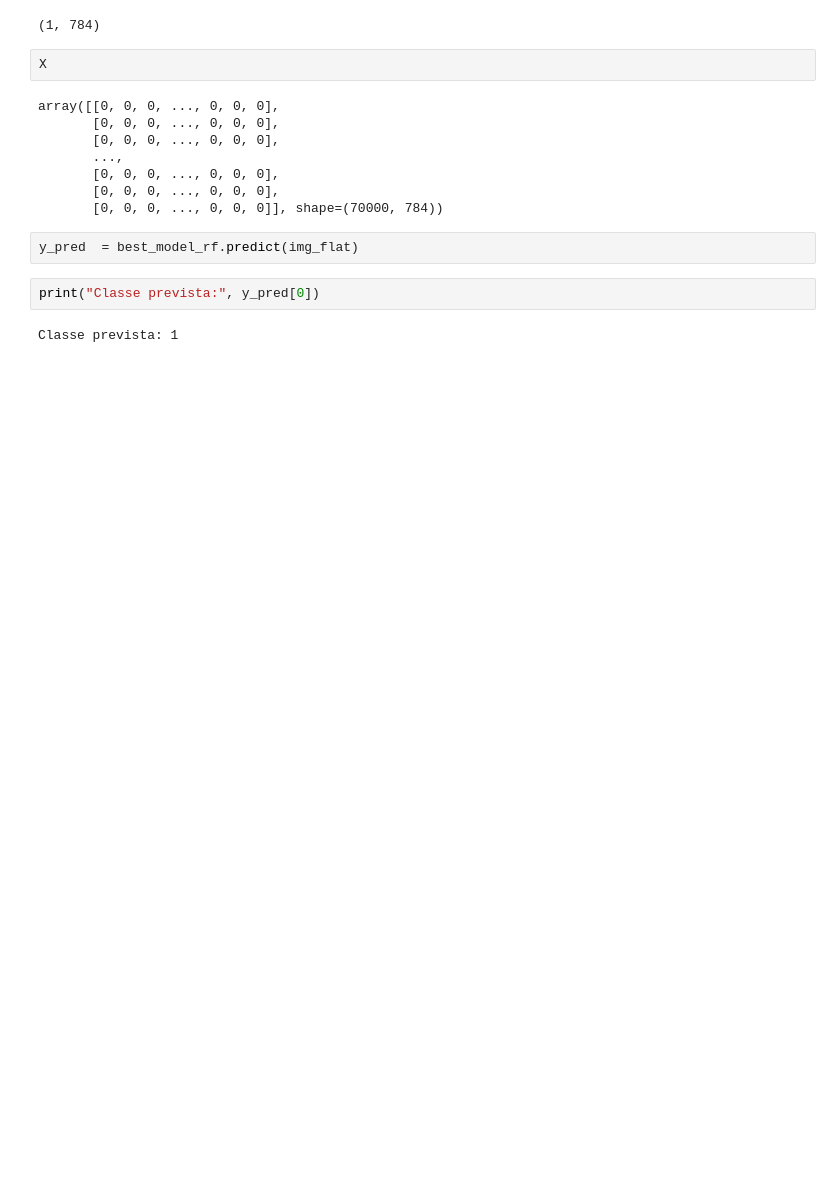
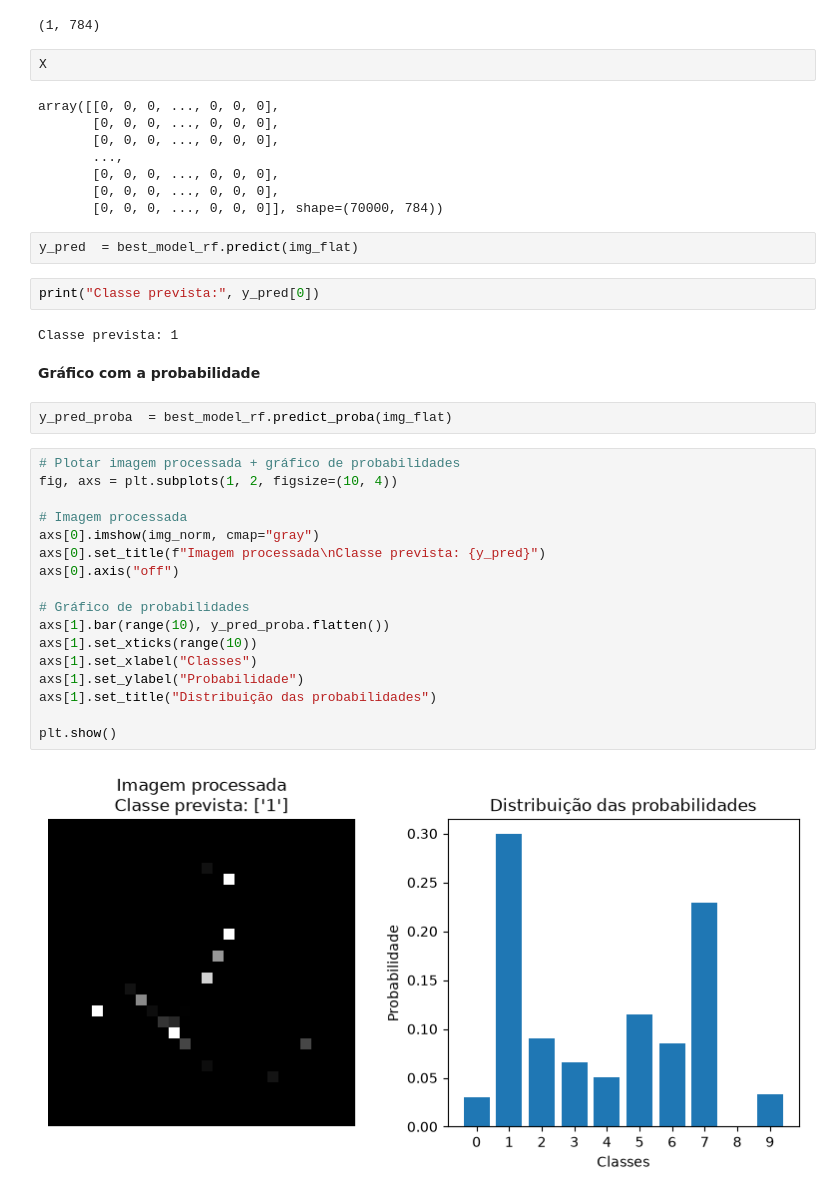
Before and after one commit to CherylHenkels/sctec-mini-projeto2, a Jupyter notebook: main.ipynb, the cells around one changed output. Drawn from its saved outputs; the diff is of its cells as text; blank space fills up the shorter version.

Commit message:
feat: plota distribuição de probabilidades

```diff
--- a/main.ipynb
+++ b/main.ipynb
@@ -1027,3 +1027,26 @@ y_pred  = best_model_rf.predict(img_flat)
 print("Classe prevista:", y_pred[0])
 # %% [output]
 Classe prevista: 1
+# %% [markdown]
+**Gráfico com a probabilidade**
+# %%
+y_pred_proba  = best_model_rf.predict_proba(img_flat)
+# %%
+# Plotar imagem processada + gráfico de probabilidades
+fig, axs = plt.subplots(1, 2, figsize=(10, 4))
+
+# Imagem processada
+axs[0].imshow(img_norm, cmap="gray")
+axs[0].set_title(f"Imagem processada\nClasse prevista: {y_pred}")
+axs[0].axis("off")
+
+# Gráfico de probabilidades
+axs[1].bar(range(10), y_pred_proba.flatten())
+axs[1].set_xticks(range(10))
+axs[1].set_xlabel("Classes")
+axs[1].set_ylabel("Probabilidade")
+axs[1].set_title("Distribuição das probabilidades")
+
+plt.show()
+# %% [output]
+[figure, added]
```
